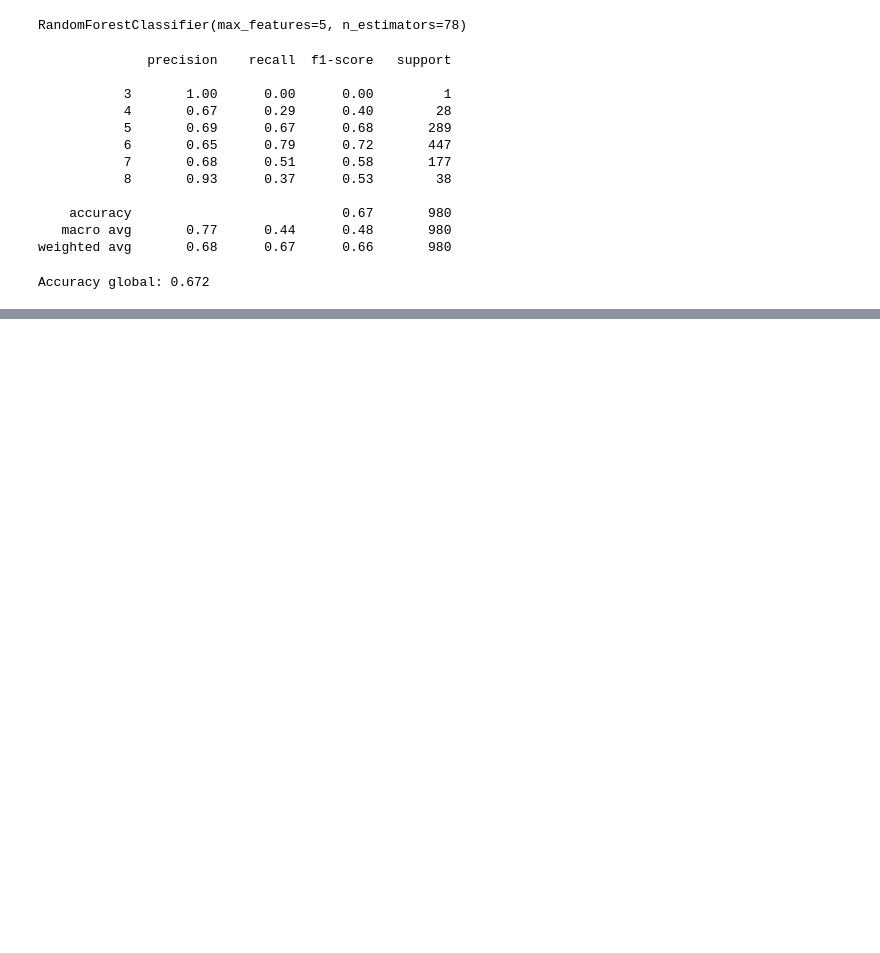
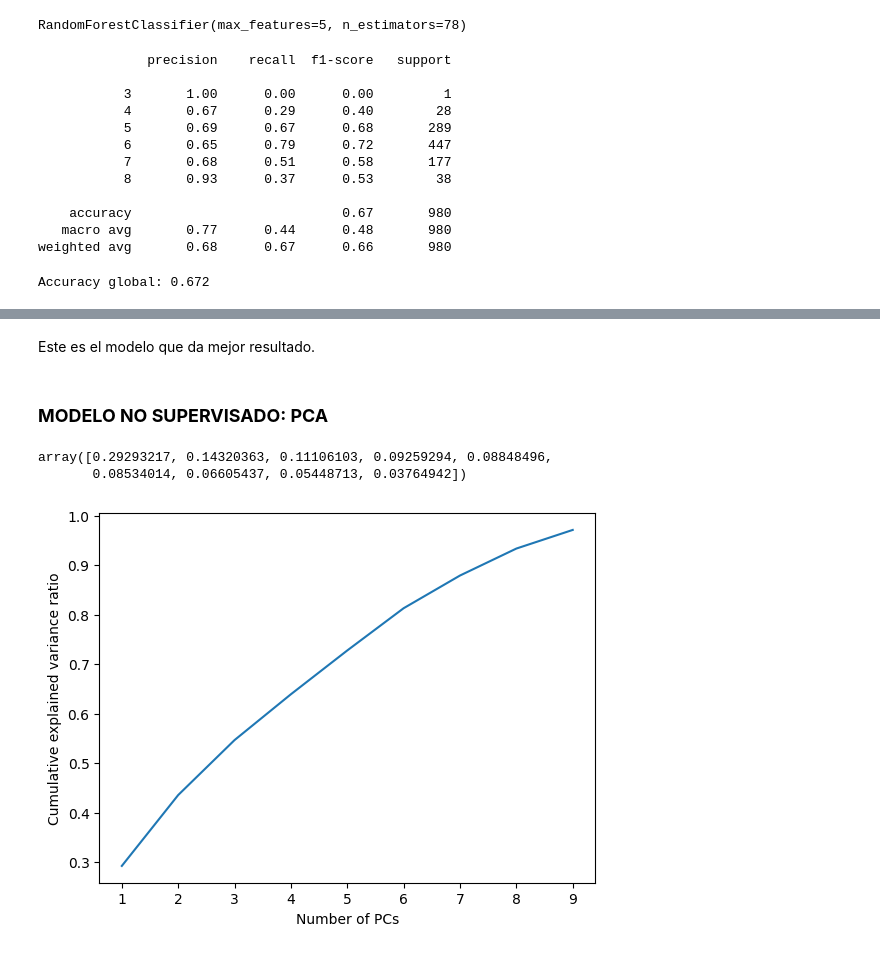
Before and after one commit to Vihelmet/Analisis_calidad_vino_blanco_ML, a Jupyter notebook: notebooks/03_Entrenamiento_modelo.ipynb, the cells around one changed output, grey strips where cells are left out. Drawn from its saved outputs; the diff is of its cells as text; code cells hidden in the pictures; blank space fills up the shorter version.

```diff
--- a/notebooks/03_Entrenamiento_modelo.ipynb
+++ b/notebooks/03_Entrenamiento_modelo.ipynb
@@ -294,0 +294,21 @@ Ha mejorado algo, pero muy poco.
+# %% [markdown]
+Este es el modelo que da mejor resultado.
+# %% [markdown]
+### **MODELO NO SUPERVISADO: PCA**
+# %%
+scaler = StandardScaler()
+X_scaled = scaler.fit_transform(X)
+# %%
+pca = PCA(n_components=9)
+X_pca = pca.fit_transform(X_scaled)
+# %%
+pca.explained_variance_ratio_
+# %% [output]
+array([0.29293217, 0.14320363, 0.11106103, 0.09259294, 0.08848496,
+       0.08534014, 0.06605437, 0.05448713, 0.03764942])
+# %%
+plt.plot(pd.Series(pca.explained_variance_ratio_.cumsum(), index=np.arange(1,10)))
+plt.xlabel('Number of PCs')
+plt.ylabel("Cumulative explained variance ratio");
+# %% [output]
+[figure, added]
```
Also changed, not shown: parts of 4 cells of this notebook.
